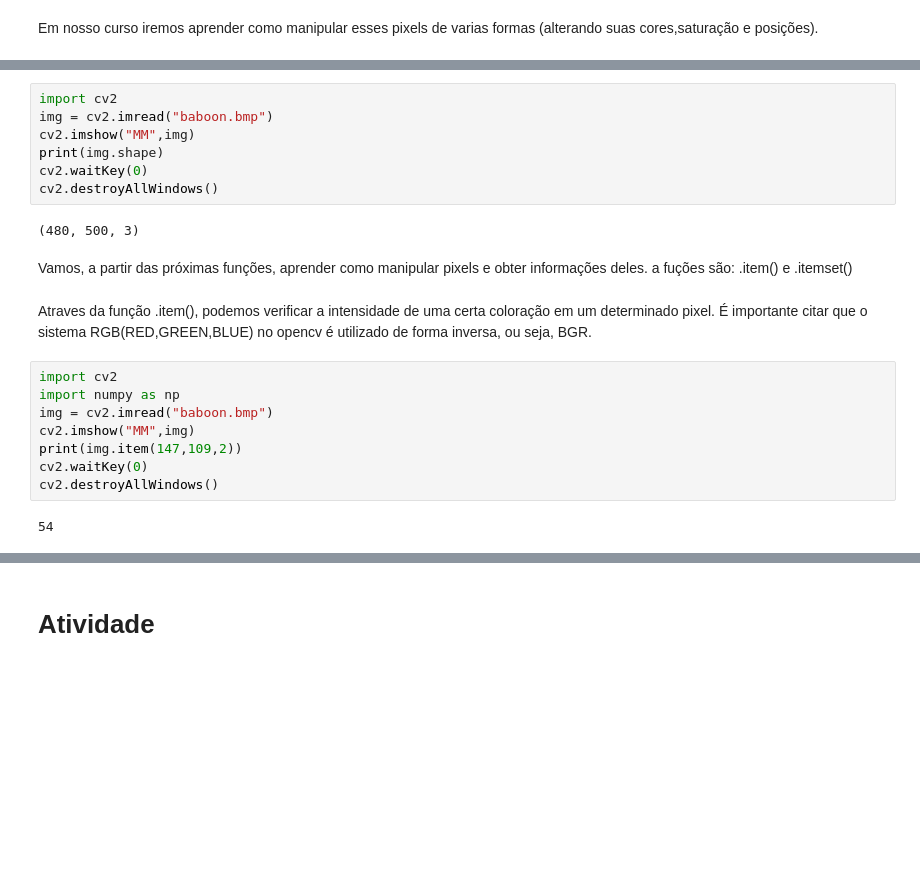
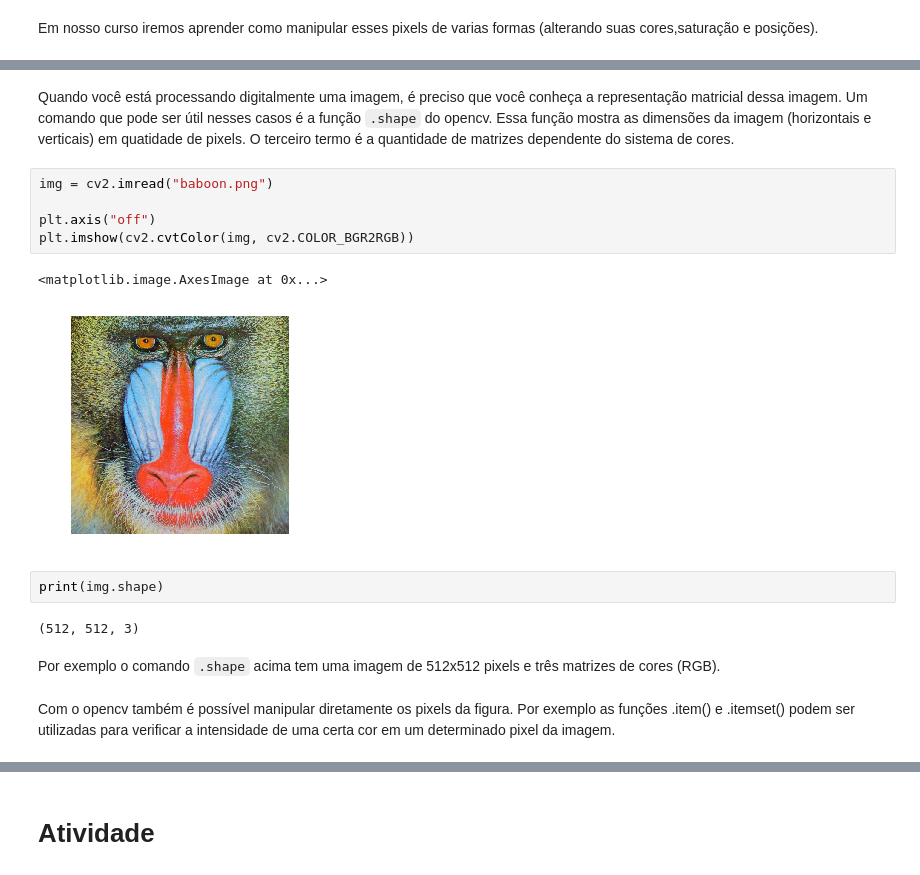
Before and after one commit to Musashiap/UFPBotsAulas, a Jupyter notebook: aula01.ipynb, the cells around one changed output, grey strips where cells are left out. Cells and saved outputs as stored; diff of their text form; blank space fills up the shorter version.

```diff
--- a/aula01.ipynb
+++ b/aula01.ipynb
@@ -49,23 +71,18 @@ a próxima função que iremos aprender é a .shape, que mostra as dimenções d
-# %%
-import cv2
-img = cv2.imread("baboon.bmp")
-cv2.imshow("MM",img)
-print(img.shape)
-cv2.waitKey(0)
-cv2.destroyAllWindows()
-# %% [output]
-(480, 500, 3)
-# %% [markdown]
-Vamos, a partir das próximas funções, aprender como manipular pixels e obter informações deles. a fuções são: .item() e .itemset()
-# %% [markdown]
-Atraves da função .item(), podemos verificar a intensidade de uma certa coloração em um determinado pixel. É importante citar que o sistema RGB(RED,GREEN,BLUE) no opencv é utilizado de forma inversa, ou seja, BGR.
-# %%
-import cv2
-import numpy as np
-img = cv2.imread("baboon.bmp")
-cv2.imshow("MM",img)
-print(img.item(147,109,2))
-cv2.waitKey(0)
-cv2.destroyAllWindows()
-# %% [output]
-54
+# %% [markdown]
+Quando você está processando digitalmente uma imagem, é preciso que você conheça a representação matricial dessa imagem. Um comando que pode ser útil nesses casos é a função `.shape` do opencv. Essa função mostra as dimensões da imagem (horizontais e verticais) em quatidade de pixels. O terceiro termo é a quantidade de matrizes dependente do sistema de cores.
+# %%
+img = cv2.imread("baboon.png")
+
+plt.axis("off")
+plt.imshow(cv2.cvtColor(img, cv2.COLOR_BGR2RGB))
+# %% [output]
+<matplotlib.image.AxesImage at 0x...>
+[figure, added]
+# %%
+print(img.shape)
+# %% [output]
+(512, 512, 3)
+# %% [markdown]
+Por exemplo o comando `.shape` acima tem uma imagem de 512x512 pixels e três matrizes de cores (RGB).
+# %% [markdown]
+Com o opencv também é possível manipular diretamente os pixels da figura. Por exemplo as funções .item() e .itemset() podem ser utilizadas para verificar a intensidade de uma certa cor em um determinado pixel da imagem.
```
Also changed, not shown: parts of 23 cells of this notebook, 7 other files.
